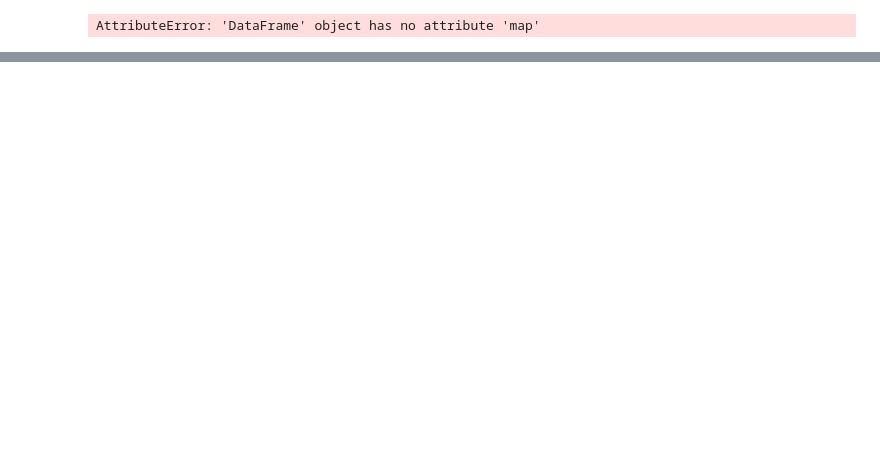
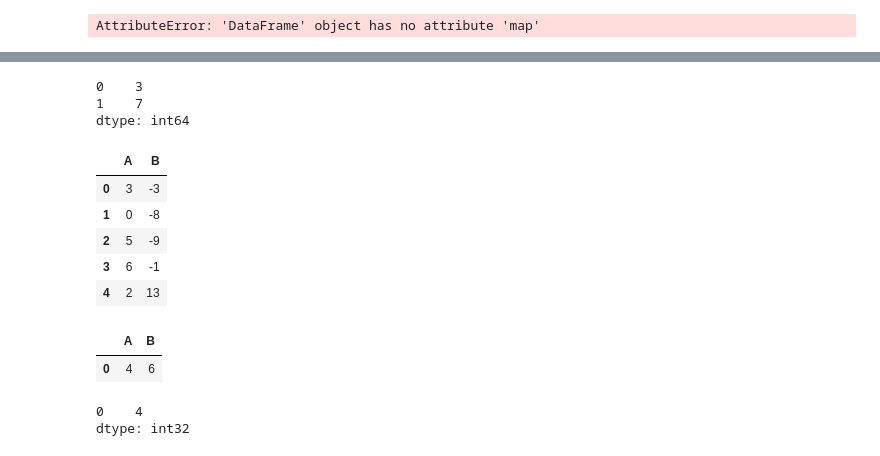
Before and after one commit to WenWeiKun-byte/PyData-Cookbook, a Jupyter notebook: Data Cleaning & Data Munging 01.ipynb, the cells around one changed output, grey strips where cells are left out. Cells and saved outputs as stored; diff of their text form; code cells hidden in the pictures; blank space fills up the shorter version.

```diff
--- a/Data Cleaning & Data Munging.ipynb
+++ b/Data Cleaning & Data Munging 01.ipynb
@@ -655,0 +786,28 @@ AttributeError: 'DataFrame' object has no attribute 'map'
+# %%
+s5.mode()
+# %% [output]
+0    3
+1    7
+dtype: int64
+# %%
+df5 = pd.DataFrame({"A": np.random.randint(0, 7, size=50),
+                    "B": np.random.randint(-10, 15, size=50)})
+# %%
+df5.head()
+# %% [output]
+|  | A | B |
+| 0 | 3 | -3 |
+| 1 | 0 | -8 |
+| 2 | 5 | -9 |
+| 3 | 6 | -1 |
+| 4 | 2 | 13 |
+# %%
+df5.mode()
+# %% [output]
+|  | A | B |
+| 0 | 4 | 6 |
+# %%
+df5.A.mode()
+# %% [output]
+0    4
+dtype: int32
```
Also changed, not shown: parts of 49 cells of this notebook.
